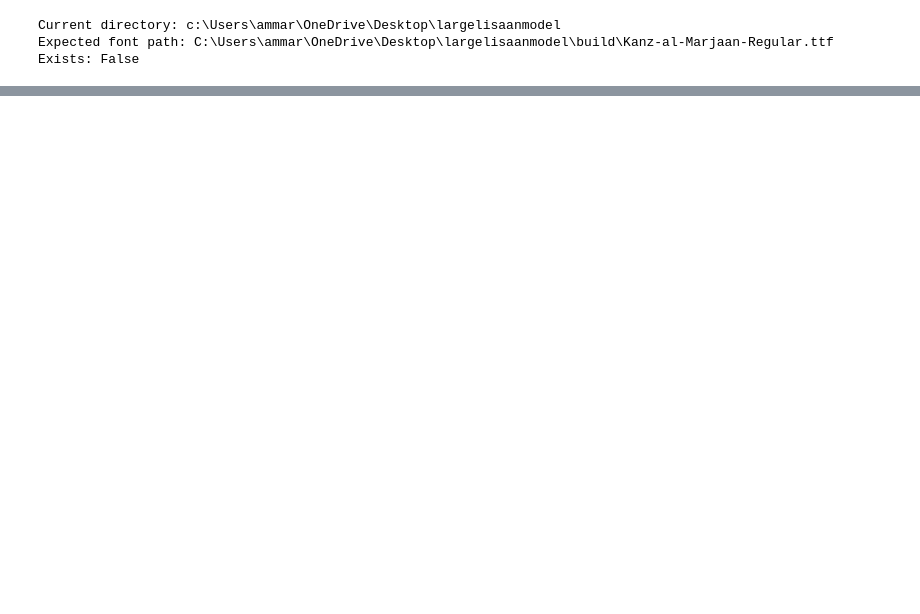
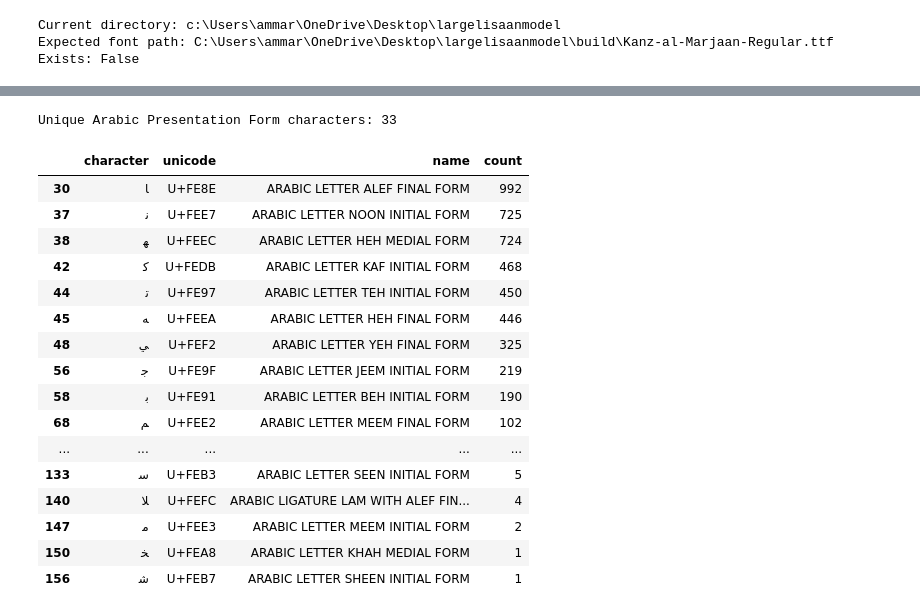
Before and after one commit to MuhammadSyyed/largelisaanmodel, a Jupyter notebook: notebook.ipynb, the cells around one changed output, grey strips where cells are left out. Drawn from its saved outputs; the diff is of its cells as text; code cells hidden in the pictures; blank space fills up the shorter version.

```diff
--- a/notebook.ipynb
+++ b/notebook.ipynb
@@ -202,0 +660,3 @@ FileNotFoundError: [Errno 2] No such file or directory: 'Kanz-al-Marjaan-Regular
+# %%
+for cp in [0xFEC5, 0xFEC6, 0xFEC7, 0xFEC8]:
+    print(hex(cp), cmap.get(cp))
@@ -202,0 +668,15 @@ FileNotFoundError: [Errno 2] No such file or directory: 'Kanz-al-Marjaan-Regular
+# %%
+text = "مظظوٹي"
+
+import unicodedata
+
+import unicodedata
+
+s = "\uFEC8\uFEC8"
+
+for ch in s:
+    print(
+        repr(ch),
+        f"U+{ord(ch):04X}",
+        unicodedata.name(ch)
+    )
@@ -202,0 +828,40 @@ FileNotFoundError: [Errno 2] No such file or directory: 'Kanz-al-Marjaan-Regular
+# %%
+def is_presentation_form(char):
+
+    cp = ord(char)
+
+    return (
+        0xFB50 <= cp <= 0xFDFF or
+        0xFE70 <= cp <= 0xFEFF
+    )
+
+
+presentation_chars = char_df[
+    char_df["character"].apply(is_presentation_form)
+]
+
+print(
+    "Unique Arabic Presentation Form characters:",
+    len(presentation_chars)
+)
+
+display(presentation_chars)
+# %% [output]
+Unique Arabic Presentation Form characters: 33
+|  | character | unicode | name | count |
+| 30 | ﺎ | U+FE8E | ARABIC LETTER ALEF FINAL FORM | 992 |
+| 37 | ﻧ | U+FEE7 | ARABIC LETTER NOON INITIAL FORM | 725 |
+| 38 | ﻬ | U+FEEC | ARABIC LETTER HEH MEDIAL FORM | 724 |
+| 42 | ﻛ | U+FEDB | ARABIC LETTER KAF INITIAL FORM | 468 |
+| 44 | ﺗ | U+FE97 | ARABIC LETTER TEH INITIAL FORM | 450 |
+| 45 | ﻪ | U+FEEA | ARABIC LETTER HEH FINAL FORM | 446 |
+| 48 | ﻲ | U+FEF2 | ARABIC LETTER YEH FINAL FORM | 325 |
+| 56 | ﺟ | U+FE9F | ARABIC LETTER JEEM INITIAL FORM | 219 |
+| 58 | ﺑ | U+FE91 | ARABIC LETTER BEH INITIAL FORM | 190 |
+| 68 | ﻢ | U+FEE2 | ARABIC LETTER MEEM FINAL FORM | 102 |
+| ... | ... | ... | ... | ... |
+| 133 | ﺳ | U+FEB3 | ARABIC LETTER SEEN INITIAL FORM | 5 |
+| 140 | ﻼ | U+FEFC | ARABIC LIGATURE LAM WITH ALEF FIN... | 4 |
+| 147 | ﻣ | U+FEE3 | ARABIC LETTER MEEM INITIAL FORM | 2 |
+| 150 | ﺨ | U+FEA8 | ARABIC LETTER KHAH MEDIAL FORM | 1 |
+| 156 | ﺷ | U+FEB7 | ARABIC LETTER SHEEN INITIAL FORM | 1 |
```
Also changed, not shown: parts of 56 cells of this notebook, 7 other files.
